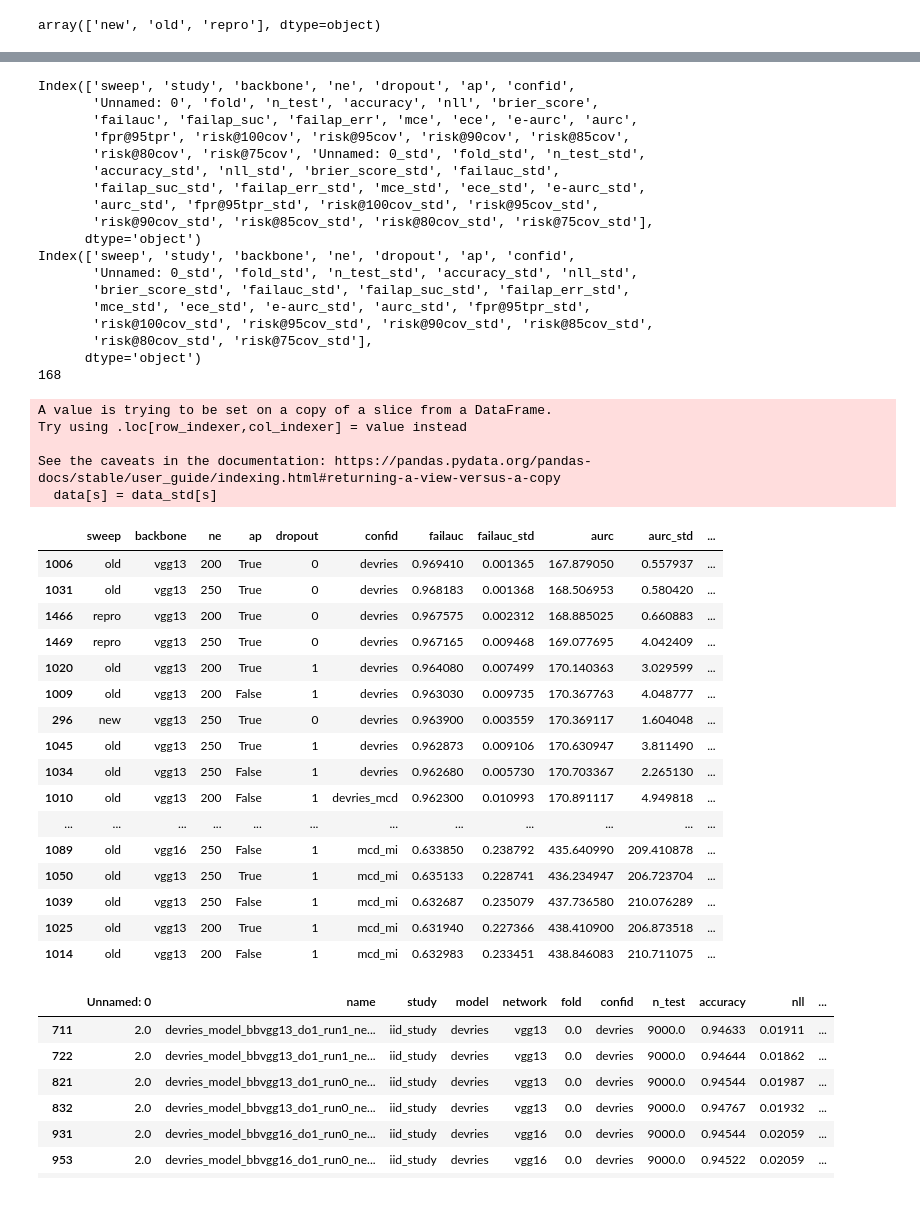
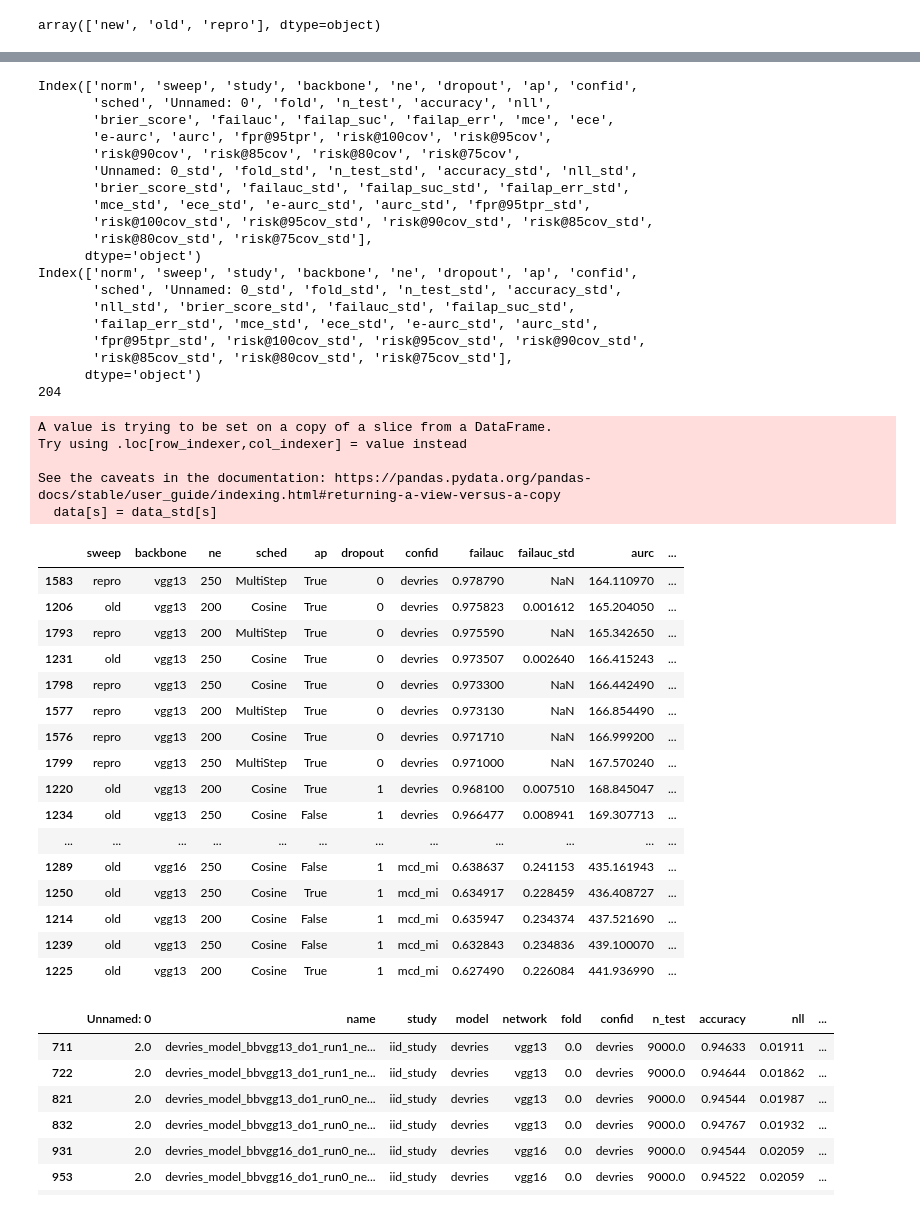
Before and after one commit to IML-DKFZ/fd-shifts, a Jupyter notebook: notebooks/devries_sweep_analysis.ipynb, the cells around one changed output, grey strips where cells are left out. Drawn from its saved outputs; the diff is of its cells as text; code cells hidden in the pictures.

```diff
--- a/notebooks/devries_sweep_analysis.ipynb
+++ b/notebooks/devries_sweep_analysis.ipynb
@@ -109,15 +109,17 @@ df["model"] = df.apply(lambda row: row["name"].split("_")[0], axis=1)
 df["ne"] = df.apply(lambda row: row["name"].split("ne")[1].split("_")[0], axis=1)
 df["ap"] = df.apply(lambda row: False if "apFalse" in row["name"] else True, axis=1)
 df["sched"] = df.apply(lambda row: "MultiStep" if "MultiStep" in row["name"] else "Cosine", axis=1)
+df["norm"] = df.apply(lambda row: "Orig" if "normorig" in row["name"] else "Devries", axis=1)
 
 
 # df["ms"] = df.apply(lambda row: False if "msFalse" in row["name"] else True, axis=1)
 # df.backbone.tolist()
 # %%
 import numpy as np
-dfg = df.groupby(by=["sweep", "study", "backbone", "ne", "dropout", "ap", "confid", "sched"]).mean().reset_index()
-dfg_std = df.groupby(by=["sweep",  "study", "backbone", "ne", "dropout", "ap", "confid", "sched"]).std().reset_index()
-rename_dict = {k:"{}_std".format(k) for k in dfg.columns if k not in ["sweep", "study", "backbone", "ne", "dropout", "ap", "confid", "sched"] }
+non_agg_columns = ["norm", "sweep", "study", "backbone", "ne", "dropout", "ap", "confid", "sched"]
+dfg = df.groupby(by=non_agg_columns).mean().reset_index()
+dfg_std = df.groupby(by=non_agg_columns).std().reset_index()
+rename_dict = {k:"{}_std".format(k) for k in dfg.columns if k not in non_agg_columns }
 dfg_std = dfg_std.rename(columns=rename_dict)
 print(len(df), len(dfg), len(dfg_std))
 print(dfg_std.columns)
@@ -133,7 +135,7 @@ Index(['sweep', 'study', 'backbone', 'ne', 'dropout', 'ap', 'confid', 'sched',
       dtype='object')
 {'Unnamed: 0': 'Unnamed: 0_std', 'fold': 'fold_std', 'n_test': 'n_test_std', 'accuracy': 'accuracy_std', 'nll': 'nll_std', 'brier_score': 'brier_score_std', 'failauc': 'failauc_std', 'failap_suc': 'fa ...
 # %%
-study= "new_class_study_tinyimagenet_resize_original_mode"
+study= "new_class_study_svhn_original_mode"
 data =  dfg[(dfg.study == study)]
 data_std =  dfg_std[(dfg_std.study == study)]
 # data =  df[(df.study == "new_class_study_tinyimagenet_resize_original_mode")]
@@ -161,53 +163,54 @@ plt.tight_layout()
 # %%
 std_columns = [c for c in data_std.columns if "std"in c]
 for s in std_columns:
     data[s] = data_std[s]
 
 print(data.columns)
 print(data_std.columns)
 print(len(data))
-data[["sweep","backbone", "ne", "ap", "dropout", "confid", "failauc", "failauc_std", "aurc", "aurc_std", "failap_suc", "accuracy", "accuracy_std"]].sort_values(by="aurc", ascending=True)
+data[["sweep","backbone", "ne", "sched", "ap", "dropout", "confid", "failauc", "failauc_std", "aurc", "aurc_std", "failap_suc", "accuracy", "accuracy_std"]].sort_values(by="aurc", ascending=True)
 # %% [output]
-Index(['sweep', 'study', 'backbone', 'ne', 'dropout', 'ap', 'confid',
-       'Unnamed: 0', 'fold', 'n_test', 'accuracy', 'nll', 'brier_score',
-       'failauc', 'failap_suc', 'failap_err', 'mce', 'ece', 'e-aurc', 'aurc',
-       'fpr@95tpr', 'risk@100cov', 'risk@95cov', 'risk@90cov', 'risk@85cov',
-       'risk@80cov', 'risk@75cov', 'Unnamed: 0_std', 'fold_std', 'n_test_std',
-       'accuracy_std', 'nll_std', 'brier_score_std', 'failauc_std',
-       'failap_suc_std', 'failap_err_std', 'mce_std', 'ece_std', 'e-aurc_std',
-       'aurc_std', 'fpr@95tpr_std', 'risk@100cov_std', 'risk@95cov_std',
-       'risk@90cov_std', 'risk@85cov_std', 'risk@80cov_std', 'risk@75cov_std'],
-      dtype='object')
-Index(['sweep', 'study', 'backbone', 'ne', 'dropout', 'ap', 'confid',
+Index(['norm', 'sweep', 'study', 'backbone', 'ne', 'dropout', 'ap', 'confid',
+       'sched', 'Unnamed: 0', 'fold', 'n_test', 'accuracy', 'nll',
+       'brier_score', 'failauc', 'failap_suc', 'failap_err', 'mce', 'ece',
+       'e-aurc', 'aurc', 'fpr@95tpr', 'risk@100cov', 'risk@95cov',
+       'risk@90cov', 'risk@85cov', 'risk@80cov', 'risk@75cov',
        'Unnamed: 0_std', 'fold_std', 'n_test_std', 'accuracy_std', 'nll_std',
        'brier_score_std', 'failauc_std', 'failap_suc_std', 'failap_err_std',
        'mce_std', 'ece_std', 'e-aurc_std', 'aurc_std', 'fpr@95tpr_std',
        'risk@100cov_std', 'risk@95cov_std', 'risk@90cov_std', 'risk@85cov_std',
        'risk@80cov_std', 'risk@75cov_std'],
       dtype='object')
-168
+Index(['norm', 'sweep', 'study', 'backbone', 'ne', 'dropout', 'ap', 'confid',
+       'sched', 'Unnamed: 0_std', 'fold_std', 'n_test_std', 'accuracy_std',
+       'nll_std', 'brier_score_std', 'failauc_std', 'failap_suc_std',
+       'failap_err_std', 'mce_std', 'ece_std', 'e-aurc_std', 'aurc_std',
+       'fpr@95tpr_std', 'risk@100cov_std', 'risk@95cov_std', 'risk@90cov_std',
+       'risk@85cov_std', 'risk@80cov_std', 'risk@75cov_std'],
+      dtype='object')
+204
 A value is trying to be set on a copy of a slice from a DataFrame.
 Try using .loc[row_indexer,col_indexer] = value instead
 
 See the caveats in the documentation: https://pandas.pydata.org/pandas-docs/stable/user_guide/indexing.html#returning-a-view-versus-a-copy
   data[s] = data_std[s]
-|  | sweep | backbone | ne | ap | dropout | confid | failauc | failauc_std | aurc | aurc_std | ... |
-| 1006 | old | vgg13 | 200 | True | 0 | devries | 0.969410 | 0.001365 | 167.879050 | 0.557937 | ... |
-| 1031 | old | vgg13 | 250 | True | 0 | devries | 0.968183 | 0.001368 | 168.506953 | 0.580420 | ... |
-| 1466 | repro | vgg13 | 200 | True | 0 | devries | 0.967575 | 0.002312 | 168.885025 | 0.660883 | ... |
-| 1469 | repro | vgg13 | 250 | True | 0 | devries | 0.967165 | 0.009468 | 169.077695 | 4.042409 | ... |
-| 1020 | old | vgg13 | 200 | True | 1 | devries | 0.964080 | 0.007499 | 170.140363 | 3.029599 | ... |
-| 1009 | old | vgg13 | 200 | False | 1 | devries | 0.963030 | 0.009735 | 170.367763 | 4.048777 | ... |
-| 296 | new | vgg13 | 250 | True | 0 | devries | 0.963900 | 0.003559 | 170.369117 | 1.604048 | ... |
-| 1045 | old | vgg13 | 250 | True | 1 | devries | 0.962873 | 0.009106 | 170.630947 | 3.811490 | ... |
-| 1034 | old | vgg13 | 250 | False | 1 | devries | 0.962680 | 0.005730 | 170.703367 | 2.265130 | ... |
-| 1010 | old | vgg13 | 200 | False | 1 | devries_mcd | 0.962300 | 0.010993 | 170.891117 | 4.949818 | ... |
+|  | sweep | backbone | ne | sched | ap | dropout | confid | failauc | failauc_std | aurc | ... |
+| 1583 | repro | vgg13 | 250 | MultiStep | True | 0 | devries | 0.978790 | NaN | 164.110970 | ... |
+| 1206 | old | vgg13 | 200 | Cosine | True | 0 | devries | 0.975823 | 0.001612 | 165.204050 | ... |
+| 1793 | repro | vgg13 | 200 | MultiStep | True | 0 | devries | 0.975590 | NaN | 165.342650 | ... |
+| 1231 | old | vgg13 | 250 | Cosine | True | 0 | devries | 0.973507 | 0.002640 | 166.415243 | ... |
+| 1798 | repro | vgg13 | 250 | Cosine | True | 0 | devries | 0.973300 | NaN | 166.442490 | ... |
+| 1577 | repro | vgg13 | 200 | MultiStep | True | 0 | devries | 0.973130 | NaN | 166.854490 | ... |
+| 1576 | repro | vgg13 | 200 | Cosine | True | 0 | devries | 0.971710 | NaN | 166.999200 | ... |
+| 1799 | repro | vgg13 | 250 | MultiStep | True | 0 | devries | 0.971000 | NaN | 167.570240 | ... |
+| 1220 | old | vgg13 | 200 | Cosine | True | 1 | devries | 0.968100 | 0.007510 | 168.845047 | ... |
+| 1234 | old | vgg13 | 250 | Cosine | False | 1 | devries | 0.966477 | 0.008941 | 169.307713 | ... |
 | ... | ... | ... | ... | ... | ... | ... | ... | ... | ... | ... | ... |
-| 1089 | old | vgg16 | 250 | False | 1 | mcd_mi | 0.633850 | 0.238792 | 435.640990 | 209.410878 | ... |
-| 1050 | old | vgg13 | 250 | True | 1 | mcd_mi | 0.635133 | 0.228741 | 436.234947 | 206.723704 | ... |
-| 1039 | old | vgg13 | 250 | False | 1 | mcd_mi | 0.632687 | 0.235079 | 437.736580 | 210.076289 | ... |
-| 1025 | old | vgg13 | 200 | True | 1 | mcd_mi | 0.631940 | 0.227366 | 438.410900 | 206.873518 | ... |
-| 1014 | old | vgg13 | 200 | False | 1 | mcd_mi | 0.632983 | 0.233451 | 438.846083 | 210.711075 | ... |
+| 1289 | old | vgg16 | 250 | Cosine | False | 1 | mcd_mi | 0.638637 | 0.241153 | 435.161943 | ... |
+| 1250 | old | vgg13 | 250 | Cosine | True | 1 | mcd_mi | 0.634917 | 0.228459 | 436.408727 | ... |
+| 1214 | old | vgg13 | 200 | Cosine | False | 1 | mcd_mi | 0.635947 | 0.234374 | 437.521690 | ... |
+| 1239 | old | vgg13 | 250 | Cosine | False | 1 | mcd_mi | 0.632843 | 0.234836 | 439.100070 | ... |
+| 1225 | old | vgg13 | 200 | Cosine | True | 1 | mcd_mi | 0.627490 | 0.226084 | 441.936990 | ... |
 # %%
 df[(df.study == "iid_study") & (df.dropout == "1")]
 # %% [output]
```
Also changed, not shown: parts of 7 cells of this notebook, 25 other files.
